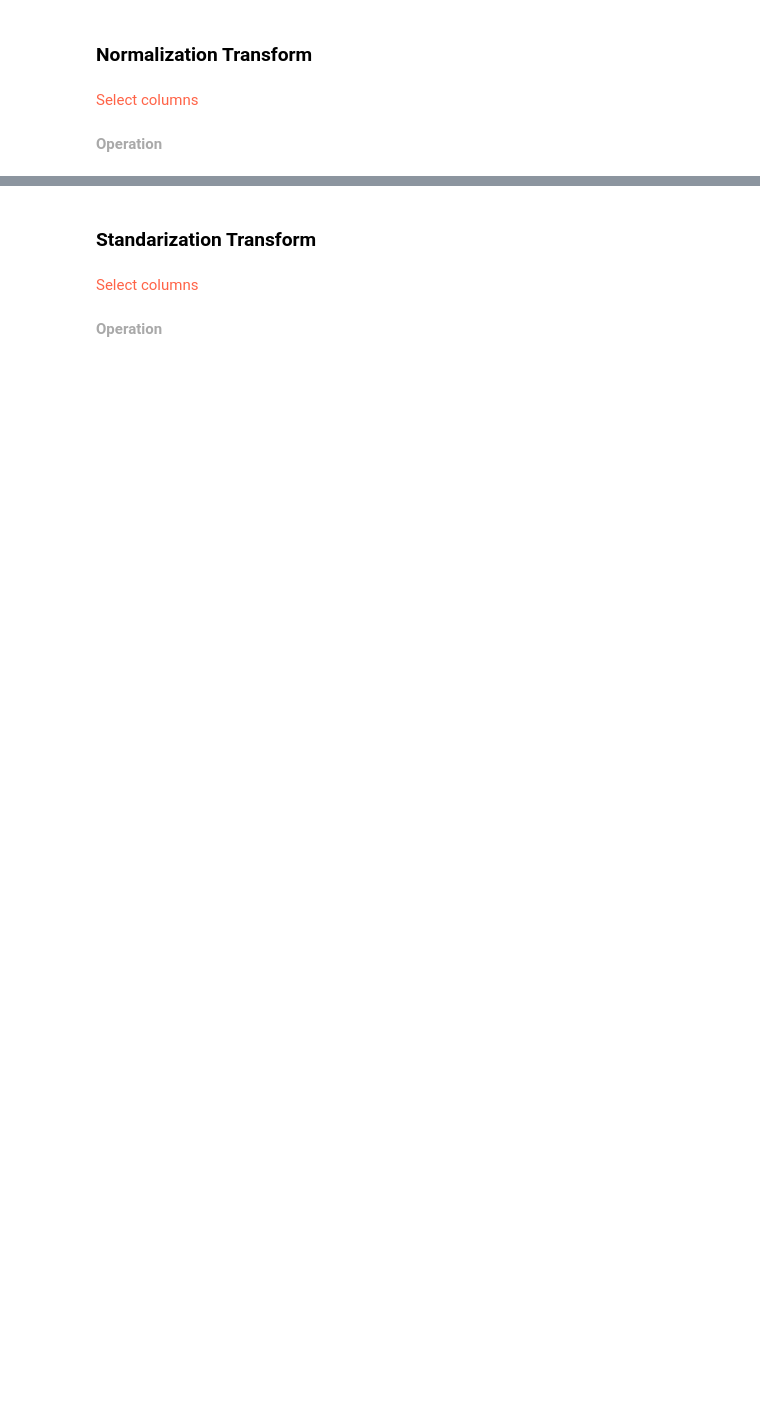
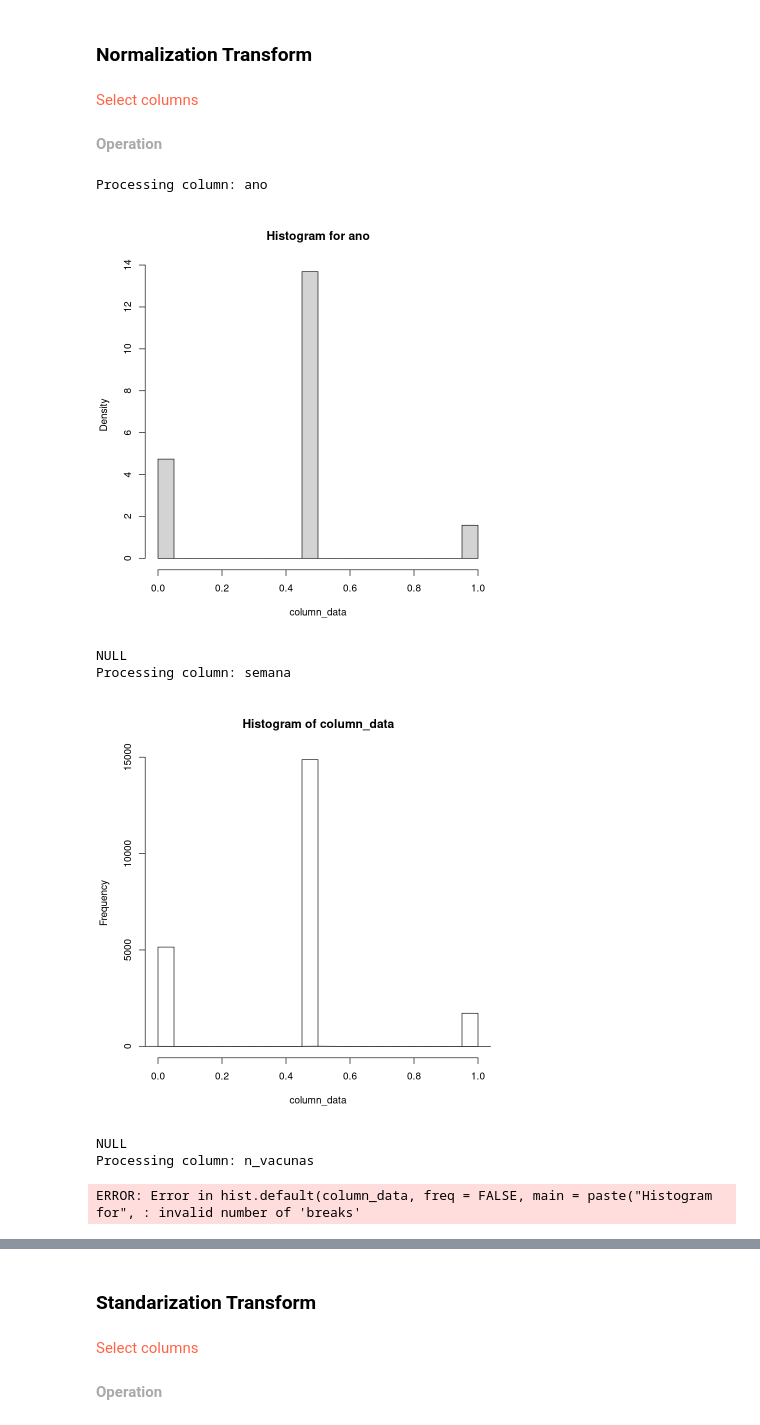
Before and after one commit to URJCDSLab/CitizenLab-Research-and-Development, a Jupyter notebook: casos_urjc/notebooks/dominios_II_y_III/04_vacunas/14.- Feature Data Transform_04_19_vacunacion_completo_v_01.ipynb, the cells around one changed output, grey strips where cells are left out. Drawn from its saved outputs; the diff is of its cells as text; code cells hidden in the pictures; blank space fills up the shorter version.

```diff
--- a/casos_urjc/notebooks/dominios_II_y_III/04_vacunas/14.- Feature Data Transform_04_19_vacunacion_completo_v_01.ipynb
+++ b/casos_urjc/notebooks/dominios_II_y_III/04_vacunas/14.- Feature Data Transform_04_19_vacunacion_completo_v_01.ipynb
@@ -87,7 +91,7 @@ Data load using the {tcltk} package. Ucomment the line if using this option
 # %% [markdown]
 <font color='tomato'><b> OPCION B:</b> Especificar el nombre de archivo</font>
 # %%
-iFile <- "xxxx"
+iFile <- "CU_04_08_20_vacunacion_gripe_train_and_test.csv"
 file_data <- paste0(iPath, iFile)
 
 if(file.exists(file_data)){
@@ -173,2 +255,27 @@ vars <- c()
+# %%
+cols <- sapply(data, is.numeric)
 # %% [markdown]
 <font color='darkgrey'><b>Operation</font>
+# %%
+data_normalized <- data
+for (col_name in names(numeric_cols)[numeric_cols]) {
+  data_normalized[[col_name]] <- (data[[col_name]] - min(data[[col_name]])) /
+                                 (max(data[[col_name]]) - min(data[[col_name]]))
+}
+
+for (col_name in names(cols)[cols]) {
+    cat("Processing column:", col_name, "\n")
+    column_data <- data_normalized[[col_name]]
+    hist_plot <- hist(column_data, freq = FALSE, main = paste("Histogram for", col_name))
+    print(plot(hist_plot))
+    lines(density(column_data))
+}
+# %% [output]
+Processing column: ano
+[figure, added]
+NULL
+Processing column: semana
+[figure, added]
+NULL
+Processing column: n_vacunas
+ERROR: Error in hist.default(column_data, freq = FALSE, main = paste("Histogram for", : invalid number of 'breaks'
```
Also changed, not shown: parts of 61 cells of this notebook, 3 other files.
